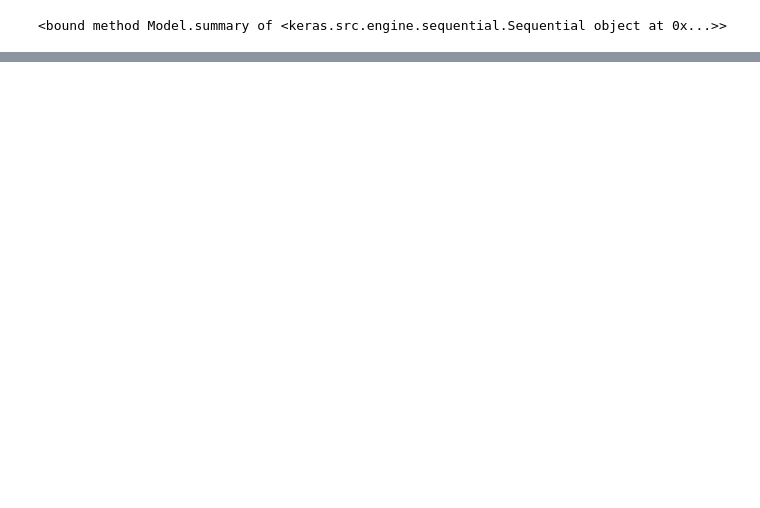
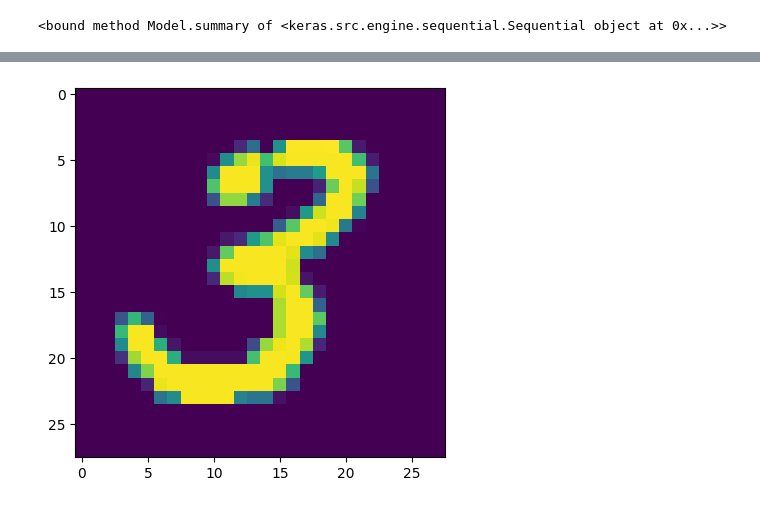
Before and after one commit to Naman0918/LP4_DL, a Jupyter notebook: CNN_CIFAR.ipynb, the cells around one changed output, grey strips where cells are left out. Saved outputs shown, nothing was run; the diff lists cells and outputs as text; code cells hidden in the pictures; blank space fills up the shorter version.

```diff
--- a/CNN_CIFAR.ipynb
+++ b/CNN_CIFAR.ipynb
@@ -62,0 +77,5 @@ plt.show()
+# %%
+plt.imshow(x_train[255])
+plt.show()
+# %% [output]
+[figure, added]
```
Also changed, not shown: parts of 8 cells of this notebook.
